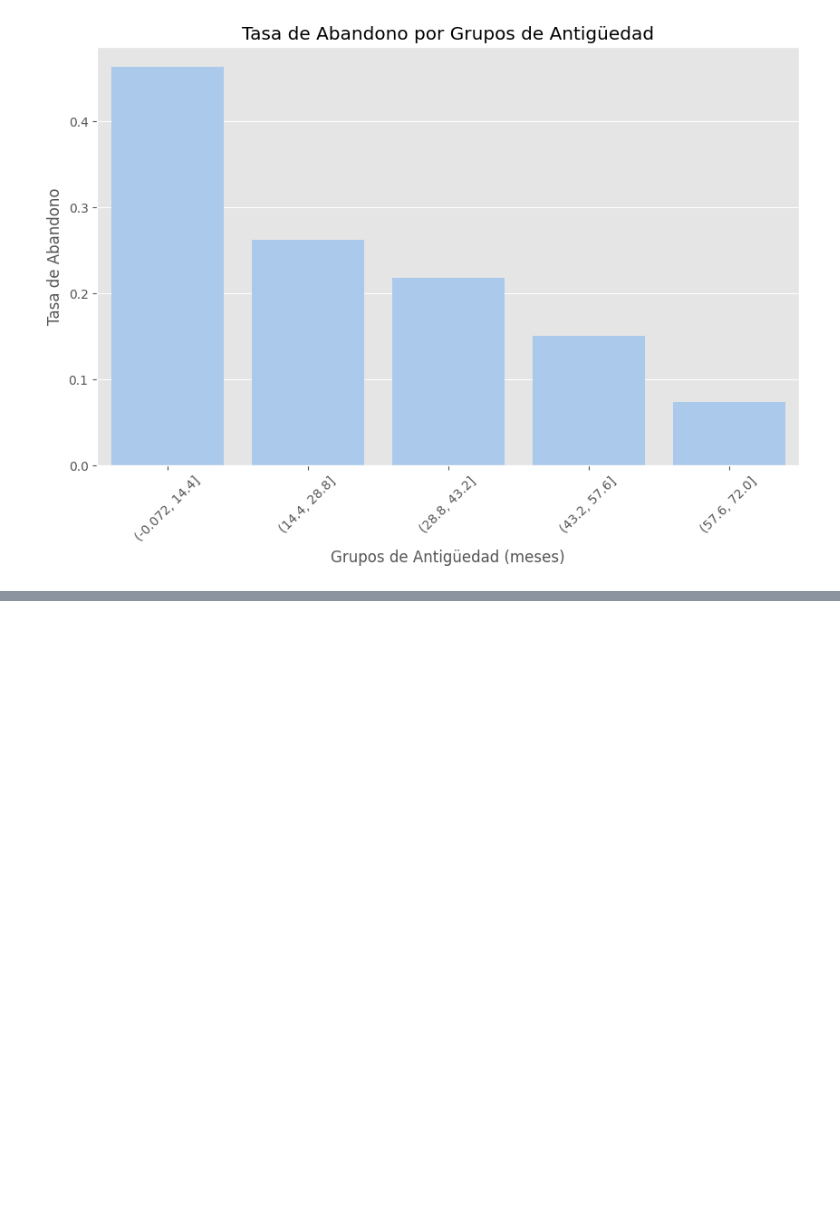
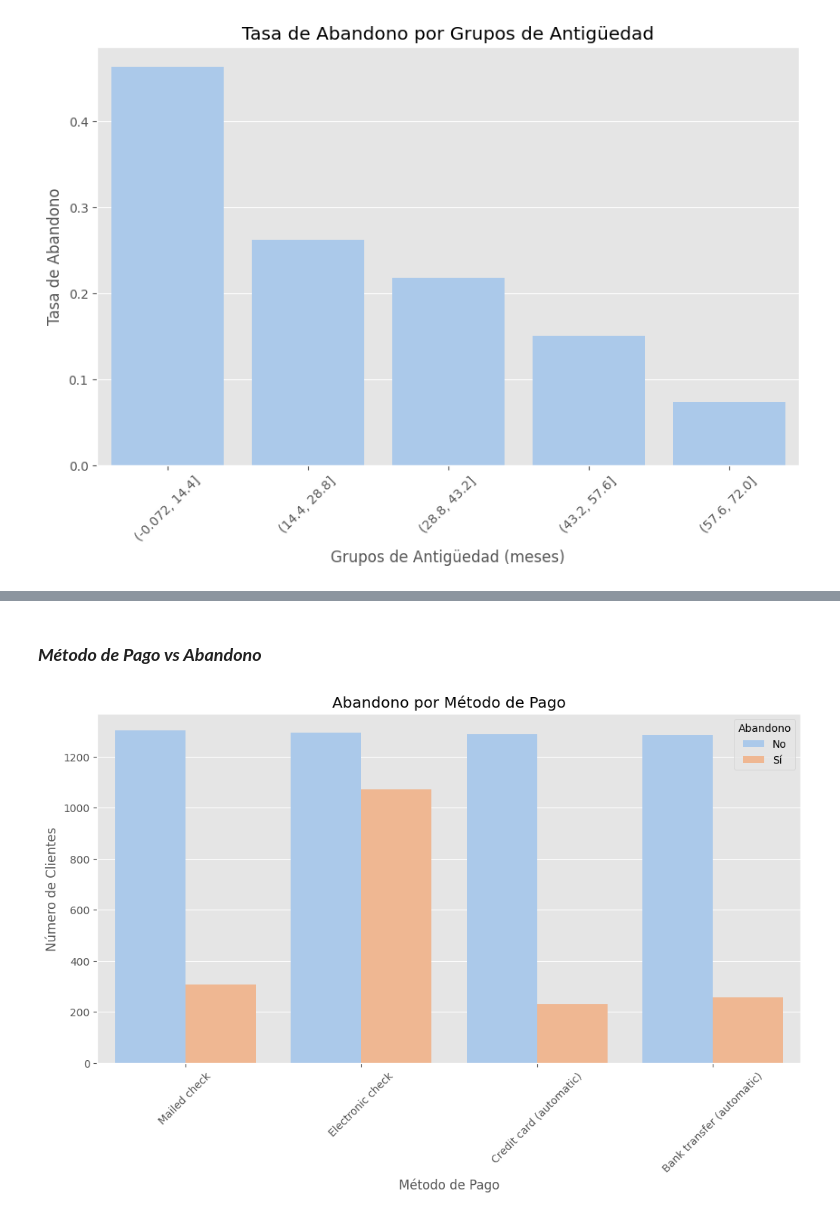
Before and after one commit to Brianbrowncoopman/telecom_x, a Jupyter notebook: telecom_x_2.ipynb, the cells around one changed output, grey strips where cells are left out. Drawn from its saved outputs; the diff is of its cells as text; code cells hidden in the pictures; blank space fills up the shorter version.

```diff
--- a/telecom_x_2.ipynb
+++ b/telecom_x_2.ipynb
@@ -746,0 +763,13 @@ The default of observed=False is deprecated and will be changed to True in a fut
+# %% [markdown]
+### ***Método de Pago vs Abandono***
+# %%
+plt.figure(figsize=(12,6))
+sns.countplot(x='Método_pago', hue='Abandono', data=df_2)
+plt.title('Abandono por Método de Pago')
+plt.xlabel('Método de Pago')
+plt.ylabel('Número de Clientes')
+plt.legend(title='Abandono', labels=['No', 'Sí'])
+plt.xticks(rotation=45)
+plt.show()
+# %% [output]
+[figure, added]
```
Also changed, not shown: parts of 29 cells of this notebook.
